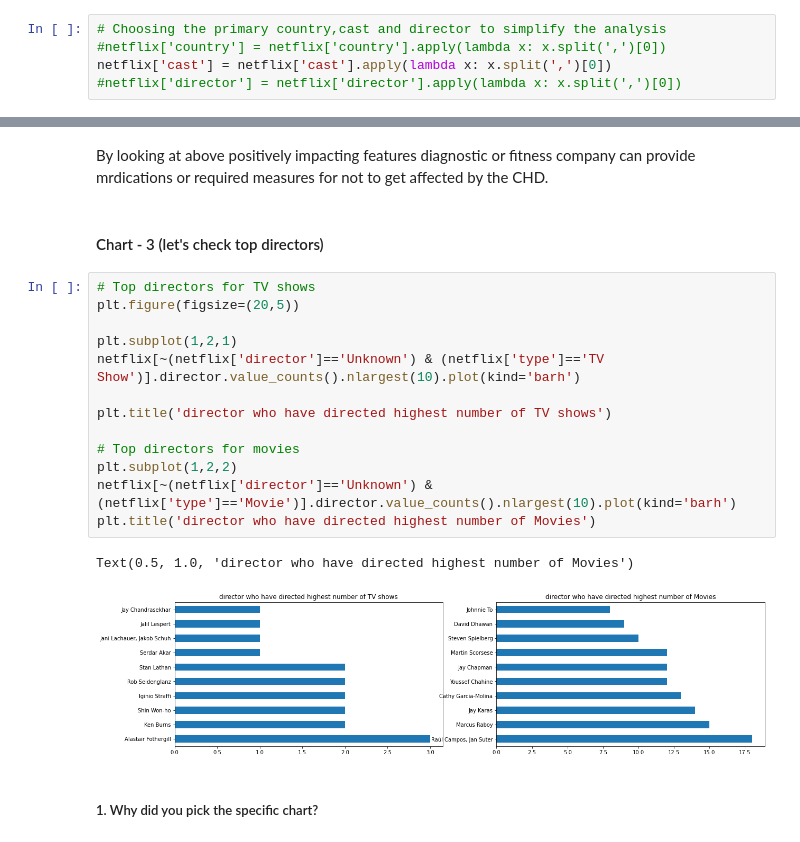
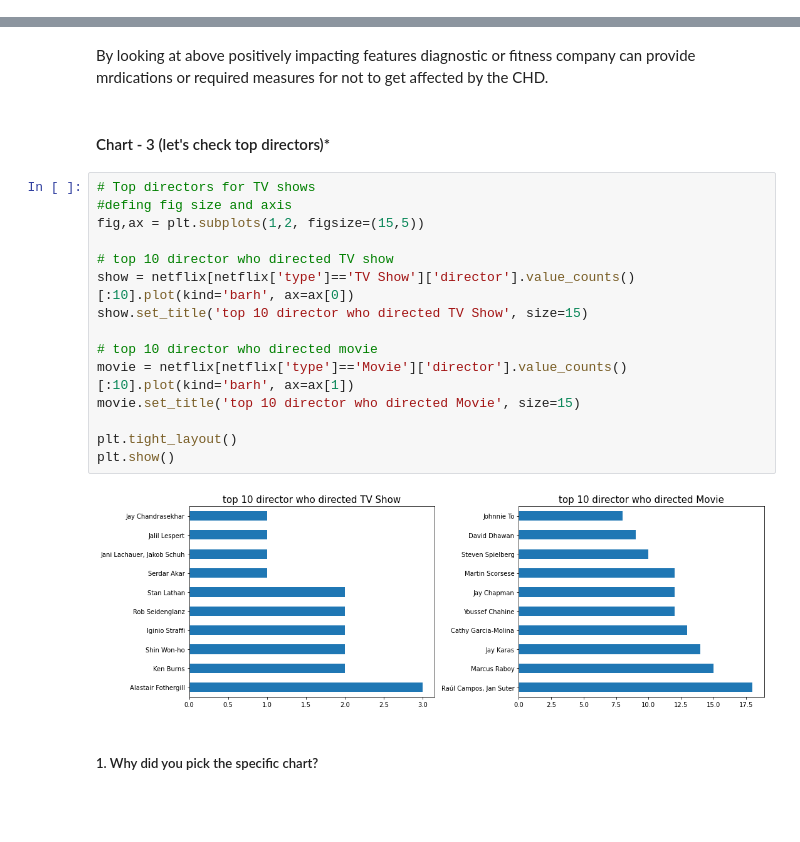
Before and after one commit to manjirikulkarni03/NETFLIX-MOVIES-AND-TV-SHOWS-CLUSTERING, a Jupyter notebook: INDIVIDUAL_NETFLIX_MOVIES_AND_TV_SHOWS_CLUSTERING.ipynb, the cells around one changed output, grey strips where cells are left out. Drawn from its saved outputs; the diff is of its cells as text; blank space fills up the shorter version.

```diff
--- a/INDIVIDUAL_NETFLIX_MOVIES_AND_TV_SHOWS_CLUSTERING.ipynb
+++ b/INDIVIDUAL_NETFLIX_MOVIES_AND_TV_SHOWS_CLUSTERING.ipynb
@@ -499,5 +422,0 @@ By looking at above positively impacting features diagnostic or fitness company
-# %%
-# Choosing the primary country,cast and director to simplify the analysis
-#netflix['country'] = netflix['country'].apply(lambda x: x.split(',')[0])
-netflix['cast'] = netflix['cast'].apply(lambda x: x.split(',')[0])
-#netflix['director'] = netflix['director'].apply(lambda x: x.split(',')[0])
@@ -604,23 +489,24 @@ Are there any insights that lead to negative growth? Justify with specific reaso
 # %% [markdown]
 By looking at above positively impacting features diagnostic or fitness company can provide mrdications or required measures for not to get affected by the CHD.
 # %% [markdown]
-#### Chart - 3 (let's check top directors)
+#### Chart - 3 (let's check top directors)*
 # %%
 # Top directors for TV shows
-plt.figure(figsize=(20,5))
+#defing fig size and axis
+fig,ax = plt.subplots(1,2, figsize=(15,5))
 
-plt.subplot(1,2,1)
-netflix[~(netflix['director']=='Unknown') & (netflix['type']=='TV Show')].director.value_counts().nlargest(10).plot(kind='barh')
+# top 10 director who directed TV show
+show = netflix[netflix['type']=='TV Show']['director'].value_counts()[:10].plot(kind='barh', ax=ax[0])
+show.set_title('top 10 director who directed TV Show', size=15)
 
-plt.title('director who have directed highest number of TV shows')
+# top 10 director who directed movie
+movie = netflix[netflix['type']=='Movie']['director'].value_counts()[:10].plot(kind='barh', ax=ax[1])
+movie.set_title('top 10 director who directed Movie', size=15)
 
-# Top directors for movies
-plt.subplot(1,2,2)
-netflix[~(netflix['director']=='Unknown') & (netflix['type']=='Movie')].director.value_counts().nlargest(10).plot(kind='barh')
-plt.title('director who have directed highest number of Movies')
+plt.tight_layout()
+plt.show()
 # %% [output]
-Text(0.5, 1.0, 'director who have directed highest number of Movies')
-[figure, old version]
+[figure, new version]
 # %% [markdown]
 ##### 1. Why did you pick the specific chart?
 # %% [markdown]
```
Also changed, not shown: parts of 150 cells of this notebook.
